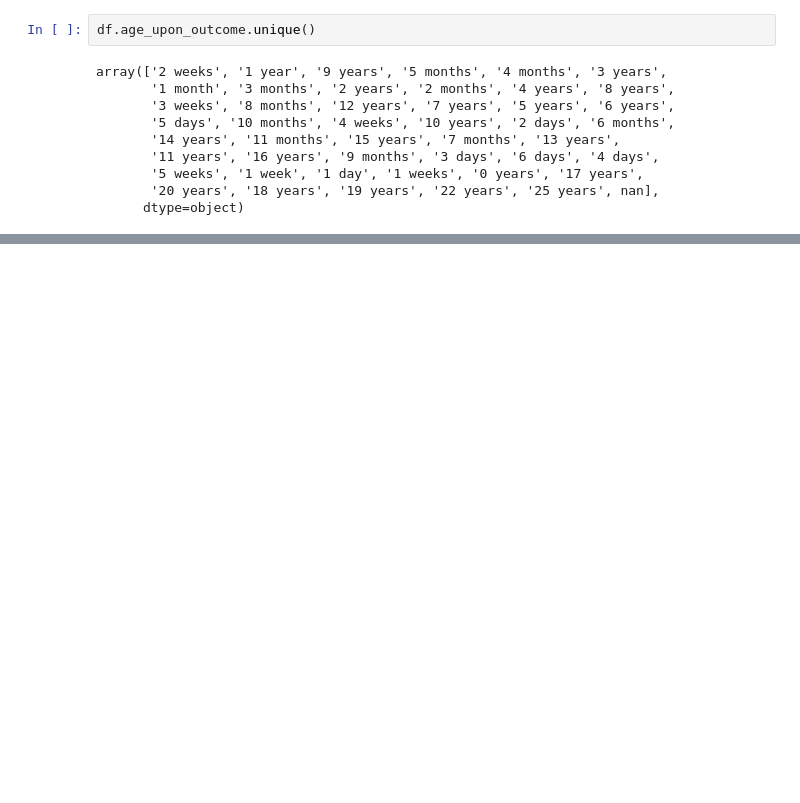
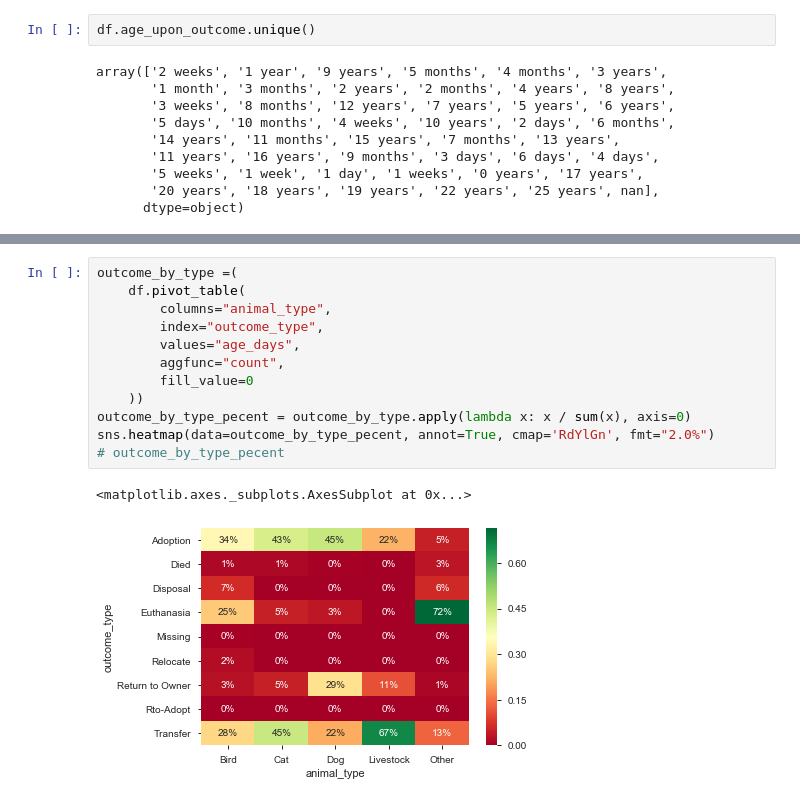
Before and after one commit to tadoran/netology_pyda, a Jupyter notebook: Дз 3.ipynb, the cells around one changed output, grey strips where cells are left out. Drawn from its saved outputs; the diff is of its cells as text; blank space fills up the shorter version.

```diff
--- a/Дз 3.ipynb
+++ b/Дз 3.ipynb
@@ -124,0 +195,15 @@ def age_to_days(age_str):
+# %%
+outcome_by_type =(
+    df.pivot_table(
+        columns="animal_type",
+        index="outcome_type",
+        values="age_days",
+        aggfunc="count",
+        fill_value=0
+    ))
+outcome_by_type_pecent = outcome_by_type.apply(lambda x: x / sum(x), axis=0)
+sns.heatmap(data=outcome_by_type_pecent, annot=True, cmap='RdYlGn', fmt="2.0%")
+# outcome_by_type_pecent
+# %% [output]
+<matplotlib.axes._subplots.AxesSubplot at 0x...>
+[figure, added]
```
Also changed, not shown: parts of 94 cells of this notebook.
